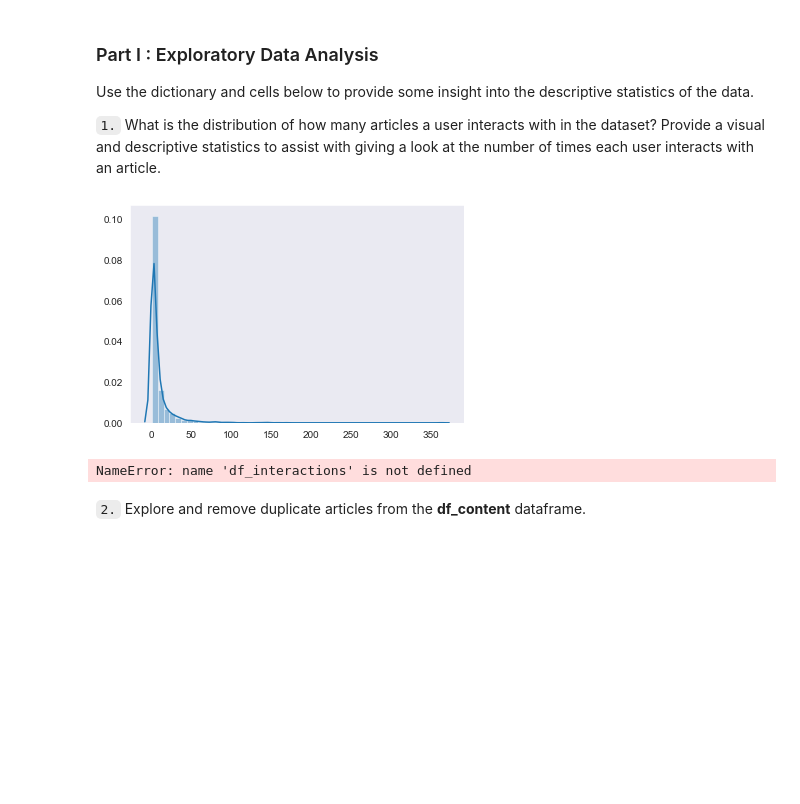
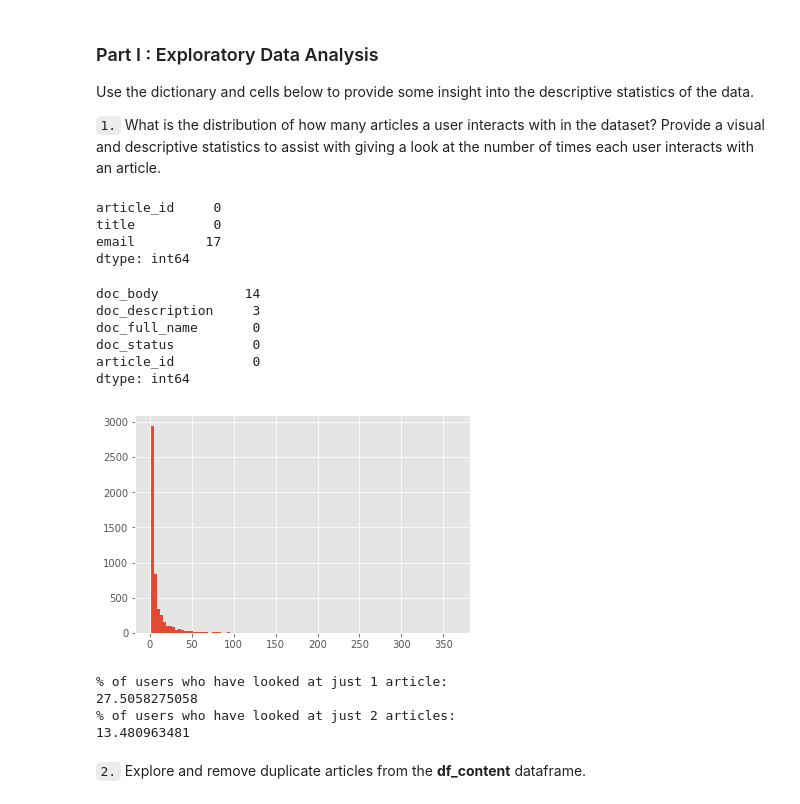
Before and after one commit to jhmarlow/ibm-watson-recommendation-engine, a Jupyter notebook: notebooks/Recommendations_with_IBM.ipynb, the cells around one changed output. Saved outputs shown, nothing was run; the diff lists cells and outputs as text; code cells hidden in the pictures; blank space fills up the shorter version.

```diff
--- a/notebooks/Recommendations_with_IBM.ipynb
+++ b/notebooks/Recommendations_with_IBM.ipynb
@@ -28,20 +22,14 @@ print(python_version())
+# %%
+import pandas as pd
+import numpy as np
+import project_tests as t
+import pickle
+import plotly
+import matplotlib.pyplot as plt
+plt.style.use('ggplot')
+%matplotlib inline
 # %%
-import pandas as pd
-import numpy as np
-import matplotlib.pyplot as plt
-import project_tests as t
-import pickle
-import plotly
-import seaborn as sns
-sns.set_style("dark")
-
-%matplotlib inline
-
-df_interactions = pd.read_csv('../data/01_raw/user-item-interactions.csv')
-df_content = pd.read_csv('../data/01_raw/articles_community.csv')
+df_interactions = pd.read_csv('data/user-item-interactions.csv')
+df_content = pd.read_csv('data/articles_community.csv')
 del df_interactions['Unnamed: 0']
 del df_content['Unnamed: 0']
-
-# Show df to get an idea of the data
-print(df_interactions.size)
-df_interactions.head()
@@ -58,18 +59,44 @@ NameError: name 'df_content' is not defined
 Use the dictionary and cells below to provide some insight into the descriptive statistics of the data.
 
 `1.` What is the distribution of how many articles a user interacts with in the dataset?  Provide a visual and descriptive statistics to assist with giving a look at the number of times each user interacts with an article.
-# %%
-# How many articles each user interacts with in the dataset
-sns.distplot(df_interactions.groupby(by="email").count()['title'].values)
-plt.show()
-# %% [output]
-[figure, removed]
+# %%
+# null values in interactions df
+df_interactions.isnull().sum()
+# %% [output]
+article_id     0
+title          0
+email         17
+dtype: int64
+# %%
+# null values in content df
+df_content.isnull().sum()
+# %% [output]
+doc_body           14
+doc_description     3
+doc_full_name       0
+doc_status          0
+article_id          0
+dtype: int64
+# %%
+# distribution of article interactions
+plt.hist(df_interactions.groupby(by="email").count()['title'].values, bins=100);
+# %% [output]
+[figure, added]
+# %%
+article_interactions = df_interactions.groupby(by="email").count()
+print("% of users who have looked at just 1 article: ")
+print((article_interactions[article_interactions['title']==1].size/article_interactions.size)*100)
+print("% of users who have looked at just 2 articles: ")
+print((article_interactions[article_interactions['title']==2].size/article_interactions.size)*100)
+# %% [output]
+% of users who have looked at just 1 article:
+27.5058275058
+% of users who have looked at just 2 articles:
+13.480963481
 # %%
-# Fill in the median and maximum number of user_article interactios below
-median_val =  df_interactions.groupby(by="email").count()['title'].median()
-max_views_by_user = df_interactions.groupby(by="email").count()['title'].max()
+# Fill in the median and maximum number of user_article interactions below
+median_val =  df_interactions.groupby(by="email").count()['title'].median() # 50% of individuals interact with ____ number of articles or fewer.
+max_views_by_user = df_interactions.groupby(by="email").count()['title'].max() # The maximum number of user-article interactions by any 1 user is ______.
-# %% [output]
-NameError: name 'df_interactions' is not defined
 # %% [markdown]
 `2.` Explore and remove duplicate articles from the **df_content** dataframe.
 # %%
```
Also changed, not shown: parts of 51 cells of this notebook.
